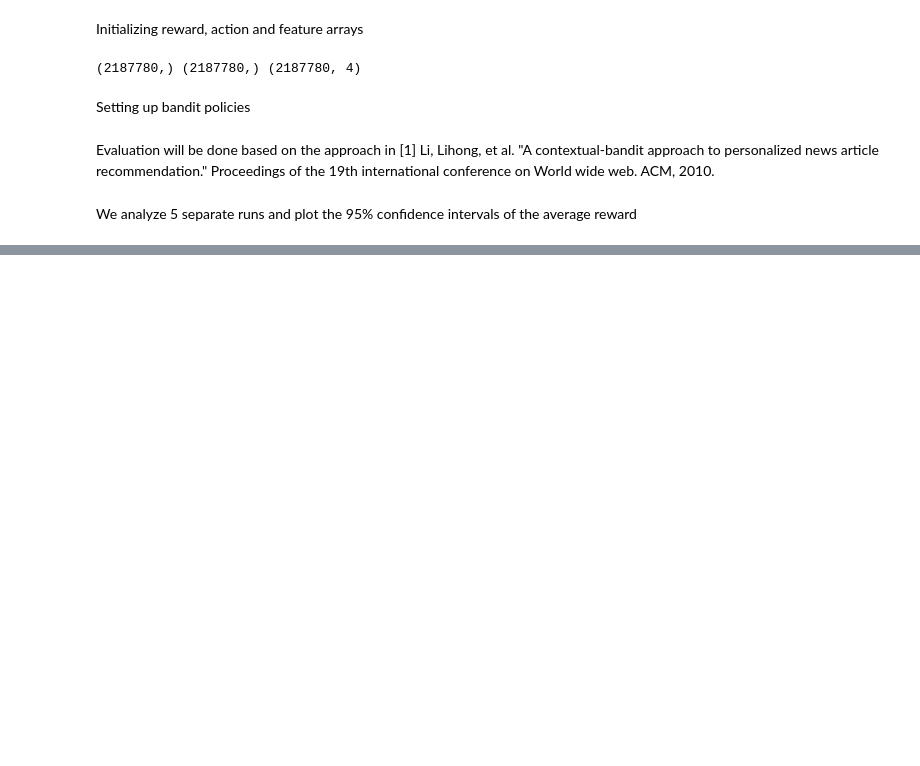
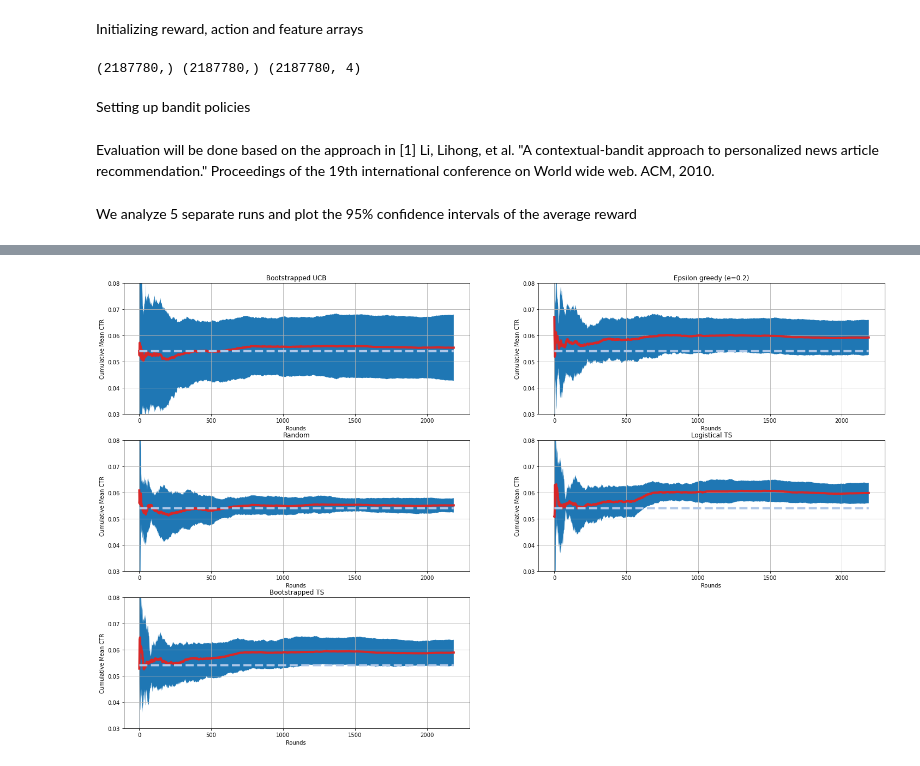
Before and after one commit to AlexSpacek/MAB_contextual, a Jupyter notebook: complex.ipynb, the cells around one changed output, grey strips where cells are left out. Saved outputs shown, nothing was run; the diff lists cells and outputs as text; code cells hidden in the pictures; blank space fills up the shorter version.

```diff
--- a/complex.ipynb
+++ b/complex.ipynb
@@ -382,0 +337,61 @@ plt.show()
+# %%
+from contextualbandits.evaluation import evaluateRejectionSampling
+from pylab import rcParams
+%matplotlib inline
+rcParams['figure.figsize'] = 25, 15
+lwd = 4
+cmap = plt.get_cmap('tab20')
+colors=plt.cm.tab20(np.linspace(0, 1, 20))
+x = [i for i in range(len(BootstrappedUCB_lower))]
+ax = plt.subplot(3,2,1)
+plt.plot(BootstrappedUCB_average,linewidth=lwd,color=colors[6])
+plt.plot(np.repeat(np.sum(rewards)/len(rewards),len(BootstrappedTS_average)), label="Overall CTR",linewidth=lwd,color=colors[1],ls='dashed')
+plt.fill_between(x,BootstrappedUCB_lower,BootstrappedUCB_upper)
+plt.title('Bootstrapped UCB')
+plt.ylim((0.03,0.08))
+plt.xlabel('Rounds ')
+plt.tick_params(axis='both', which='major', labelsize=10)
+plt.ylabel('Cumulative Mean CTR')
+plt.grid()
+ax = plt.subplot(3,2,2)
+plt.plot(EpsilonGreedy_average,linewidth=lwd,color=colors[6])
+plt.plot(np.repeat(np.sum(rewards)/len(rewards),len(BootstrappedTS_average)), label="Overall CTR",linewidth=lwd,color=colors[1],ls='dashed')
+plt.fill_between(x,EpsilonGreedy_lower,EpsilonGreedy_upper)
+plt.title('Epsilon greedy (e=0.2)')
+plt.ylim((0.03,0.08))
+plt.xlabel('Rounds ')
+plt.tick_params(axis='both', which='major', labelsize=10)
+plt.ylabel('Cumulative Mean CTR')
+plt.grid()
+ax = plt.subplot(3,2,3)
+plt.plot(Random_average,linewidth=lwd,color=colors[6])
+plt.plot(np.repeat(np.sum(rewards)/len(rewards),len(BootstrappedTS_average)), label="Overall CTR",linewidth=lwd,color=colors[1],ls='dashed')
+plt.fill_between(x,Random_lower,Random_upper)
+plt.title('Random')
+plt.ylim((0.03,0.08))
+plt.xlabel('Rounds ')
+plt.tick_params(axis='both', which='major', labelsize=10)
+plt.ylabel('Cumulative Mean CTR')
+plt.grid()
+ax = plt.subplot(3,2,4)
+plt.plot(LogisticTS_average,linewidth=lwd,color=colors[6])
+plt.plot(np.repeat(np.sum(rewards)/len(rewards),len(BootstrappedTS_average)), label="Overall CTR",linewidth=lwd,color=colors[1],ls='dashed')
+plt.fill_between(x,LogisticTS_lower,LogisticTS_upper)
+plt.title('Logistical TS')
+plt.ylim((0.03,0.08))
+plt.xlabel('Rounds ')
+plt.tick_params(axis='both', which='major', labelsize=10)
+plt.ylabel('Cumulative Mean CTR')
+plt.grid()
+ax = plt.subplot(3,2,5)
+plt.plot(BootstrappedTS_average,linewidth=lwd,color=colors[6])
+plt.plot(np.repeat(np.sum(rewards)/len(rewards),len(BootstrappedTS_average)), label="Overall CTR",linewidth=lwd,color=colors[1],ls='dashed')
+plt.fill_between(x,BootstrappedTS_lower,LogisticTS_upper)
+plt.title('Bootstrapped TS')
+plt.ylim((0.03,0.08))
+plt.xlabel('Rounds ')
+plt.tick_params(axis='both', which='major', labelsize=10)
+plt.ylabel('Cumulative Mean CTR')
+plt.grid()
+# %% [output]
+[figure, added]
```
Also changed, not shown: parts of 2 cells of this notebook, 1 other file.
